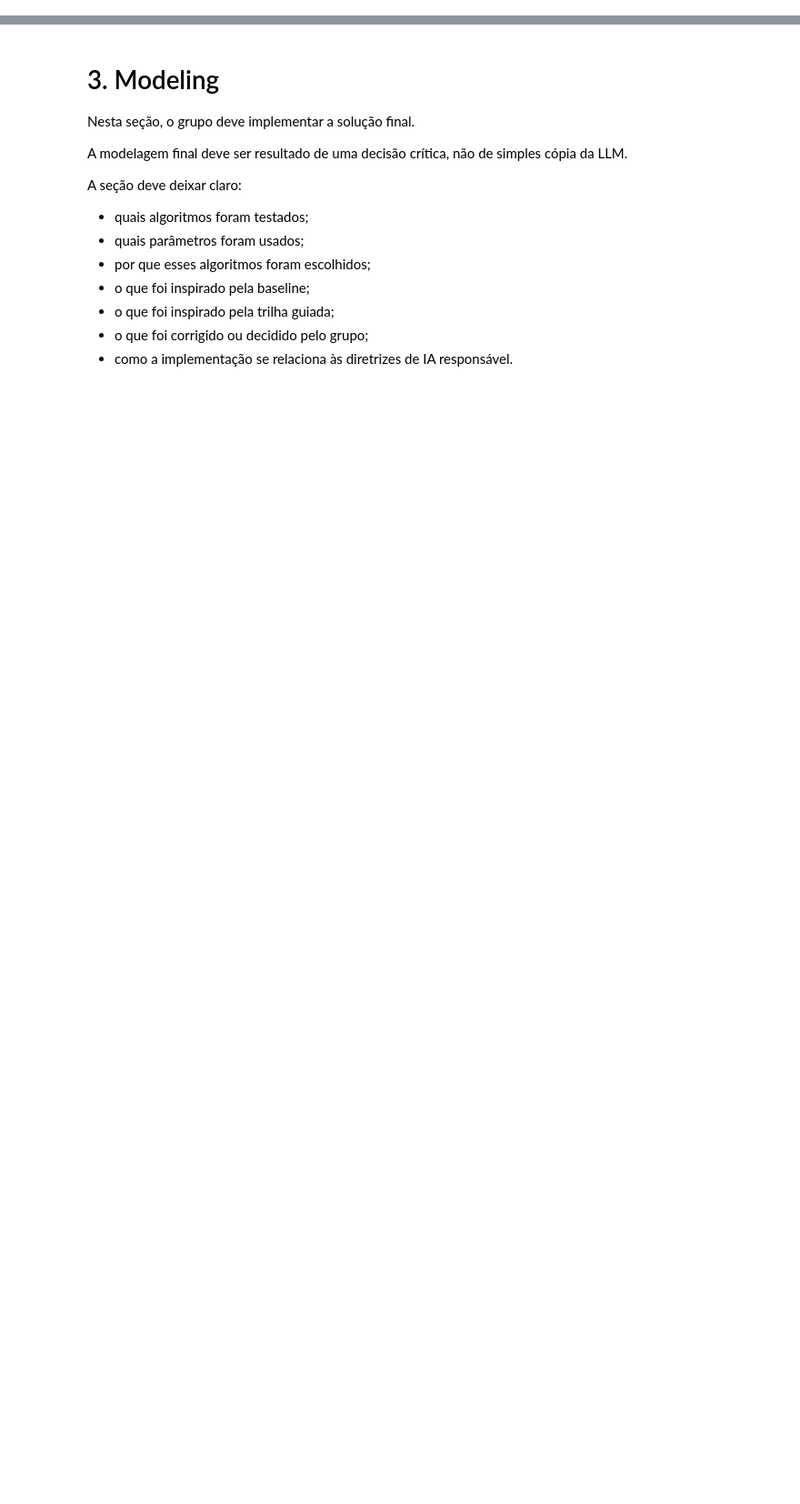
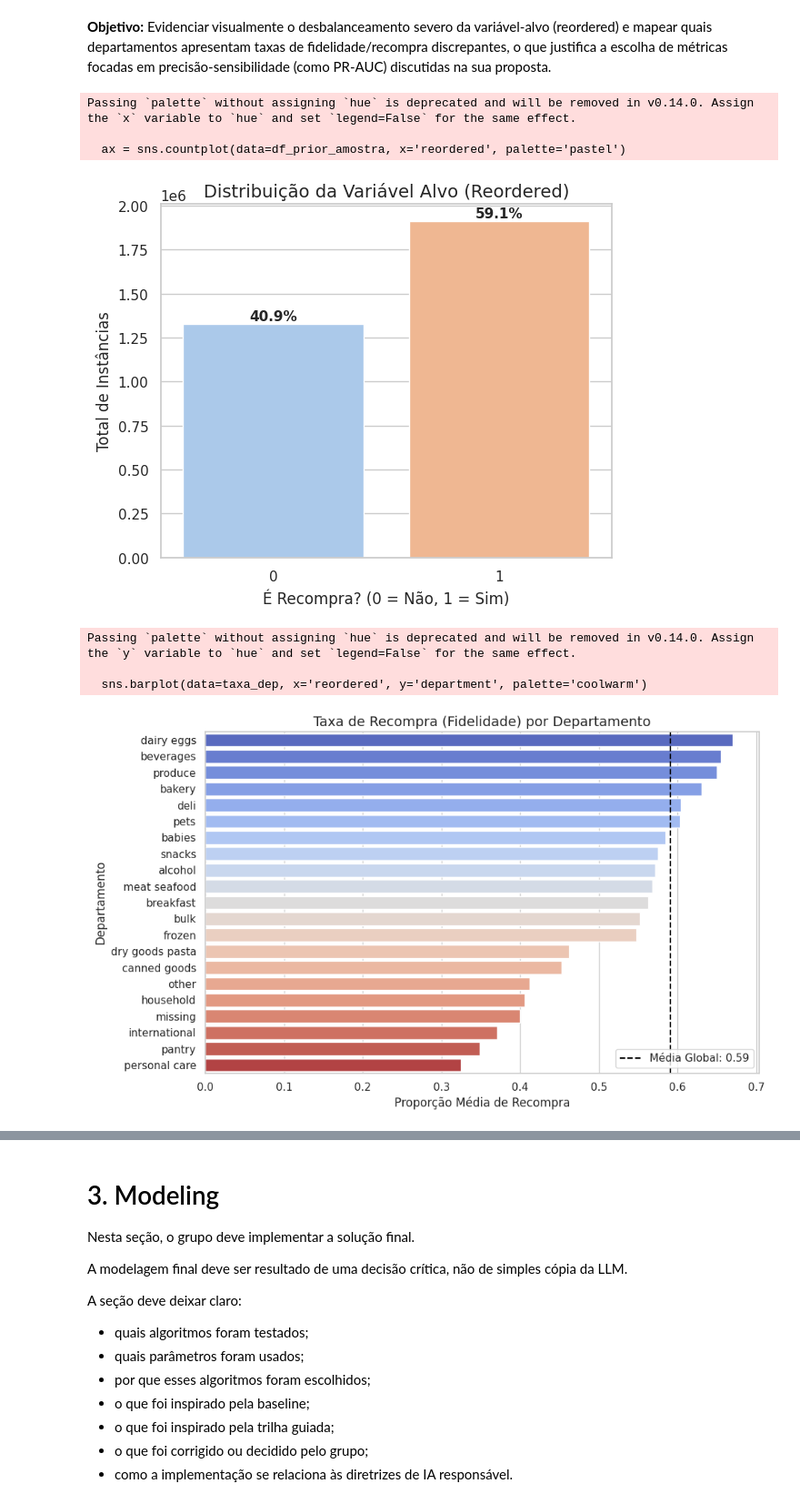
Before and after one commit to Doctor-Math/TPs-Mineracao-de-Dados, a Jupyter notebook: notebooks/project/Projeto_Grupo6.ipynb, the cells around one changed output, grey strips where cells are left out. Shown at 91% size. Saved outputs shown, nothing was run; the diff lists cells and outputs as text; code cells hidden in the pictures; blank space fills up the shorter version.

```diff
--- a/notebooks/project/Projeto_Grupo6.ipynb
+++ b/notebooks/project/Projeto_Grupo6.ipynb
@@ -374,0 +325,42 @@ A análise deve responder:
+# %% [markdown]
+**Objetivo:** Evidenciar visualmente o desbalanceamento severo da variável-alvo (reordered) e mapear quais departamentos apresentam taxas de fidelidade/recompra discrepantes, o que justifica a escolha de métricas focadas em precisão-sensibilidade (como PR-AUC) discutidas na sua proposta.
+# %%
+# 1. Gráfico de Desbalanceamento da Variável Alvo
+plt.figure(figsize=(6, 5))
+ax = sns.countplot(data=df_prior_amostra, x='reordered', palette='pastel')
+plt.title('Distribuição da Variável Alvo (Reordered)')
+plt.xlabel('É Recompra? (0 = Não, 1 = Sim)')
+plt.ylabel('Total de Instâncias')
+
+# Adicionando porcentagens no topo das barras
+total = len(df_prior_amostra)
+for p in ax.patches:
+    percentage = f'{100 * p.get_height() / total:.1f}%'
+    x_pos = p.get_x() + p.get_width() / 2
+    y_pos = p.get_height() + 20000
+    ax.annotate(percentage, (x_pos, y_pos), ha='center', fontweight='bold')
+
+plt.tight_layout()
+plt.show()
+
+# 2. Ranking de Taxa de Recompra por Departamento
+taxa_dep = df_prior_amostra.groupby('department')['reordered'].mean().reset_index().sort_values(by='reordered', ascending=False)
+
+plt.figure(figsize=(10, 6))
+sns.barplot(data=taxa_dep, x='reordered', y='department', palette='coolwarm')
+plt.axvline(df_prior_amostra['reordered'].mean(), color='black', linestyle='--', label=f'Média Global: {df_prior_amostra["reordered"].mean():.2f}')
+plt.title('Taxa de Recompra (Fidelidade) por Departamento')
+plt.xlabel('Proporção Média de Recompra')
+plt.ylabel('Departamento')
+plt.legend()
+plt.tight_layout()
+plt.show()
+# %% [output]
+Passing `palette` without assigning `hue` is deprecated and will be removed in v0.14.0. Assign the `x` variable to `hue` and set `legend=False` for the same effect.
+
+  ax = sns.countplot(data=df_prior_amostra, x='reordered', palette='pastel')
+[figure, added]
+Passing `palette` without assigning `hue` is deprecated and will be removed in v0.14.0. Assign the `y` variable to `hue` and set `legend=False` for the same effect.
+
+  sns.barplot(data=taxa_dep, x='reordered', y='department', palette='coolwarm')
+[figure, added]
```
Also changed, not shown: parts of 37 cells of this notebook.
